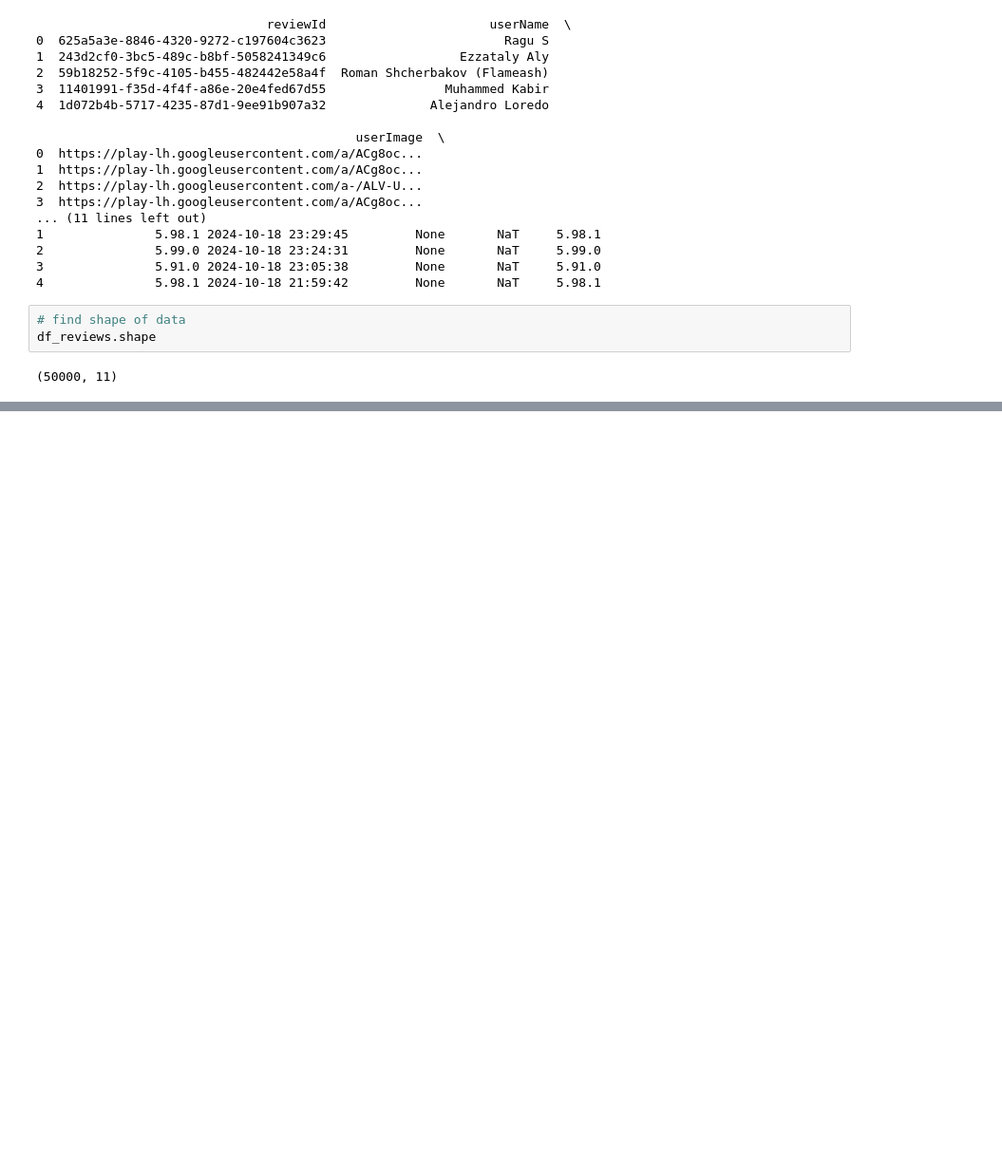
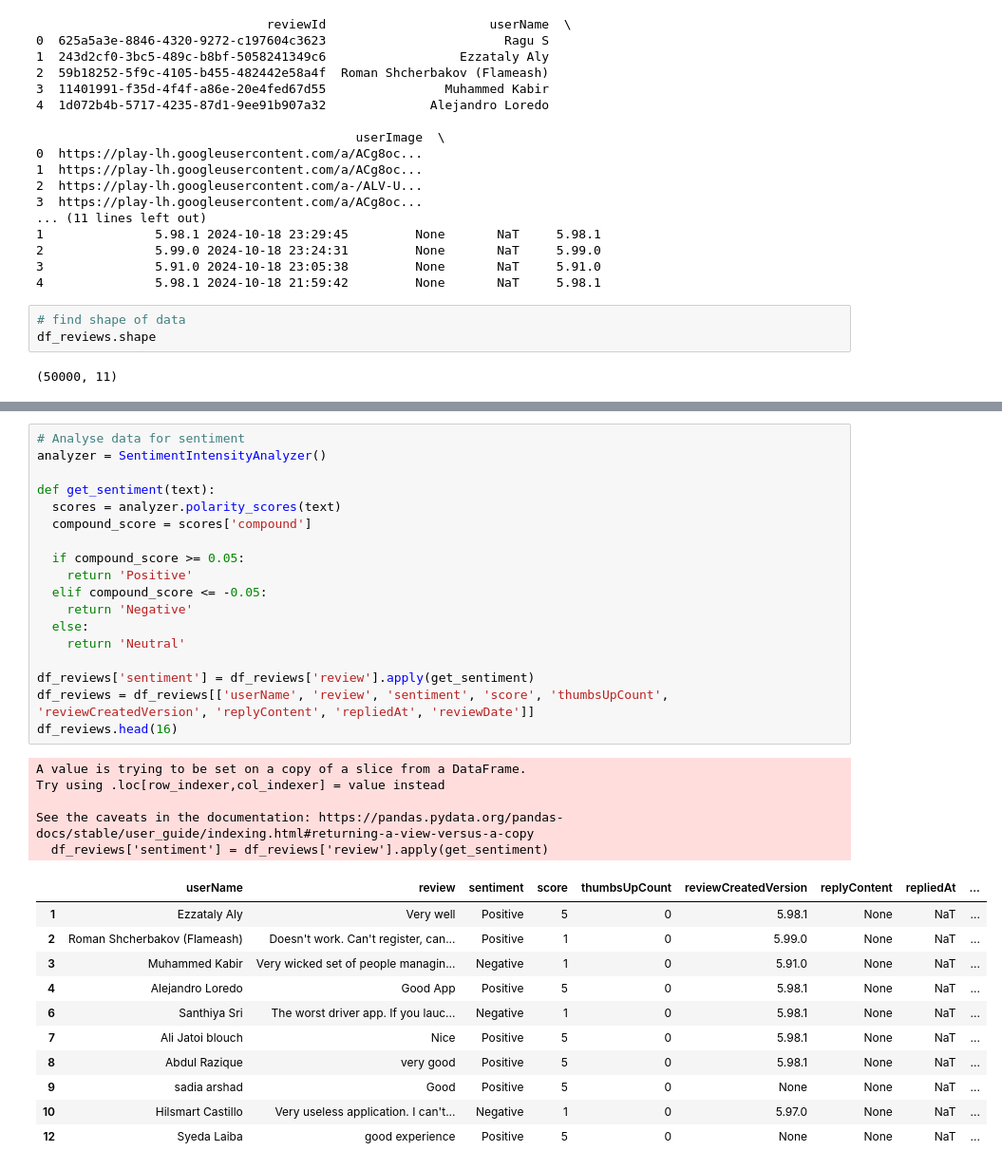
Before and after one commit to reymage/2021-pydantic, a Jupyter notebook: indrive_scraping.ipynb, the cells around one changed output, grey strips where cells are left out. Shown at 95% size. Saved outputs shown, nothing was run; the diff lists cells and outputs as text; blank space fills up the shorter version.

```diff
--- a/indrive_scraping.ipynb
+++ b/indrive_scraping.ipynb
@@ -86,0 +170,35 @@ df_reviews.shape
+# %%
+# Analyse data for sentiment
+analyzer = SentimentIntensityAnalyzer()
+
+def get_sentiment(text):
+  scores = analyzer.polarity_scores(text)
+  compound_score = scores['compound']
+
+  if compound_score >= 0.05:
+    return 'Positive'
+  elif compound_score <= -0.05:
+    return 'Negative'
+  else:
+    return 'Neutral'
+
+df_reviews['sentiment'] = df_reviews['review'].apply(get_sentiment)
+df_reviews = df_reviews[['userName', 'review', 'sentiment', 'score', 'thumbsUpCount', 'reviewCreatedVersion', 'replyContent', 'repliedAt', 'reviewDate']]
+df_reviews.head(16)
+# %% [output]
+A value is trying to be set on a copy of a slice from a DataFrame.
+Try using .loc[row_indexer,col_indexer] = value instead
+
+See the caveats in the documentation: https://pandas.pydata.org/pandas-docs/stable/user_guide/indexing.html#returning-a-view-versus-a-copy
+  df_reviews['sentiment'] = df_reviews['review'].apply(get_sentiment)
+|  | userName | review | sentiment | score | thumbsUpCount | reviewCreatedVersion | replyContent | repliedAt | ... |
+| 1 | Ezzataly Aly | Very well | Positive | 5 | 0 | 5.98.1 | None | NaT | ... |
+| 2 | Roman Shcherbakov (Flameash) | Doesn't work. Can't register, can... | Positive | 1 | 0 | 5.99.0 | None | NaT | ... |
+| 3 | Muhammed Kabir | Very wicked set of people managin... | Negative | 1 | 0 | 5.91.0 | None | NaT | ... |
+| 4 | Alejandro Loredo | Good App | Positive | 5 | 0 | 5.98.1 | None | NaT | ... |
+| 6 | Santhiya Sri | The worst driver app. If you lauc... | Negative | 1 | 0 | 5.98.1 | None | NaT | ... |
+| 7 | Ali Jatoi blouch | Nice | Positive | 5 | 0 | 5.98.1 | None | NaT | ... |
+| 8 | Abdul Razique | very good | Positive | 5 | 0 | 5.98.1 | None | NaT | ... |
+| 9 | sadia arshad | Good | Positive | 5 | 0 | None | None | NaT | ... |
+| 10 | Hilsmart Castillo | Very useless application. I can't... | Negative | 1 | 0 | 5.97.0 | None | NaT | ... |
+| 12 | Syeda Laiba | good experience | Positive | 5 | 0 | None | None | NaT | ... |
```
Also changed, not shown: parts of 10 cells of this notebook.
